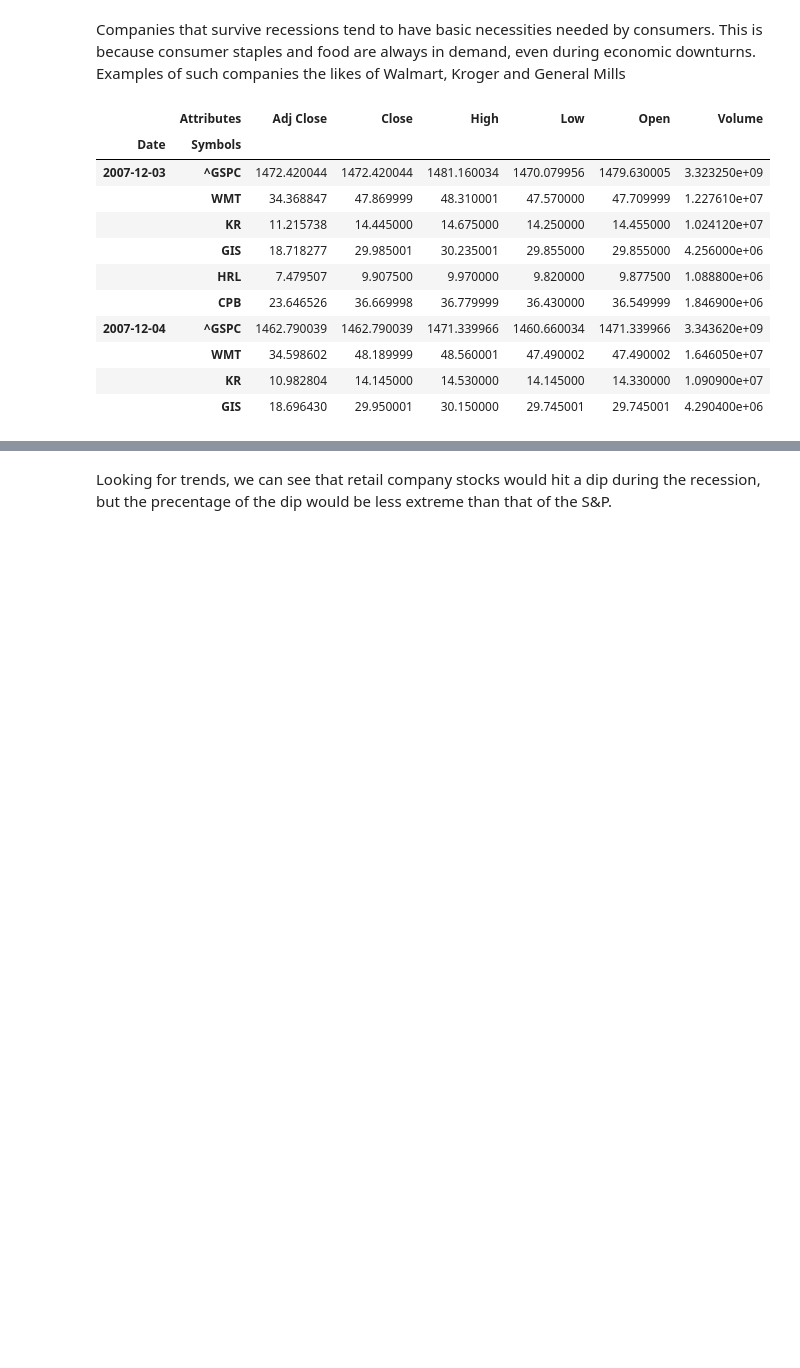
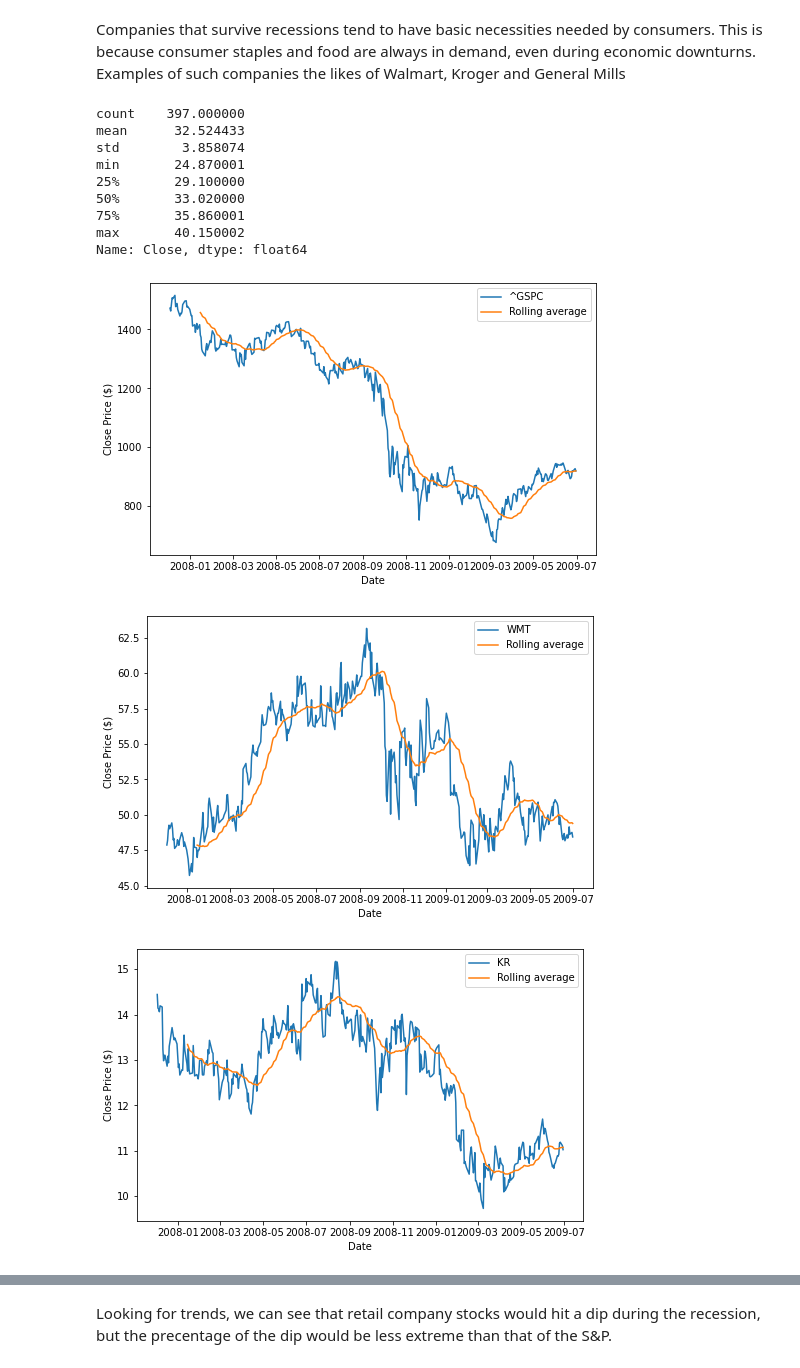
Before and after one commit to BeyeA/Stock-Market-Data-Science, a Jupyter notebook: Recession Proof Stocks.ipynb, the cells around one changed output, grey strips where cells are left out. Drawn from its saved outputs; the diff is of its cells as text; code cells hidden in the pictures; blank space fills up the shorter version.

```diff
--- a/Recession Proof Stocks.ipynb
+++ b/Recession Proof Stocks.ipynb
@@ -36,13 +36,13 @@ def pickmydata(data_pack, attributes, num_days):
 
         #This is responsible for the statistics
         #Statistics for requested column
-        output = data_ticker[attributes].describe()
+        output = data_ticker_attributes.describe()
 
         #20-day moving average
         short_rolling_tickers = data_ticker_attributes.rolling(window = num_days).mean()
 
         #Plot num_days referring to how many days are in a unit of rolling average
-        fig, ax = plt.subplots(figsize=(16,9))
+        fig, ax = plt.subplots(figsize=(8,5))
         ax.plot(data_ticker_attributes.index, data_ticker_attributes, label=x)
         ax.plot(short_rolling_tickers.index, short_rolling_tickers, label= 'Rolling average')
         ax.set_xlabel('Date')
@@ -50,4 +50,5 @@ def pickmydata(data_pack, attributes, num_days):
         #Find only requested ticker
         ax.set_ylabel(attributes + ' Price ($)')
         ax.legend()
+
     return output
@@ -59,17 +62,18 @@ economic downturns. Examples of such companies the likes
 of Walmart, Kroger and General Mills
 # %%
 data_pack = readmydata(tickers=['^GSPC', 'WMT', 'KR', 'GIS', 'HRL', 'CPB'], start_date='2007-12-01', end_date='2009-06-30')
-data_pack.head(10)
+#data_pack.head(10)
+pickmydata(data_pack, "Close", 30)
 # %% [output]
-|  | Attributes | Adj Close | Close | High | Low | Open | Volume |
-| Date | Symbols |  |  |  |  |  |  |
-| 2007-12-03 | ^GSPC | 1472.420044 | 1472.420044 | 1481.160034 | 1470.079956 | 1479.630005 | 3.323250e+09 |
-|  | WMT | 34.368847 | 47.869999 | 48.310001 | 47.570000 | 47.709999 | 1.227610e+07 |
-|  | KR | 11.215738 | 14.445000 | 14.675000 | 14.250000 | 14.455000 | 1.024120e+07 |
-|  | GIS | 18.718277 | 29.985001 | 30.235001 | 29.855000 | 29.855000 | 4.256000e+06 |
-|  | HRL | 7.479507 | 9.907500 | 9.970000 | 9.820000 | 9.877500 | 1.088800e+06 |
-|  | CPB | 23.646526 | 36.669998 | 36.779999 | 36.430000 | 36.549999 | 1.846900e+06 |
-| 2007-12-04 | ^GSPC | 1462.790039 | 1462.790039 | 1471.339966 | 1460.660034 | 1471.339966 | 3.343620e+09 |
-|  | WMT | 34.598602 | 48.189999 | 48.560001 | 47.490002 | 47.490002 | 1.646050e+07 |
-|  | KR | 10.982804 | 14.145000 | 14.530000 | 14.145000 | 14.330000 | 1.090900e+07 |
-|  | GIS | 18.696430 | 29.950001 | 30.150000 | 29.745001 | 29.745001 | 4.290400e+06 |
+count    397.000000
+mean      32.524433
+std        3.858074
+min       24.870001
+25%       29.100000
+50%       33.020000
+75%       35.860001
+max       40.150002
+Name: Close, dtype: float64
+[figure, added]
+[figure, added]
+[figure, added]
```
Also changed, not shown: parts of 6 cells of this notebook.
